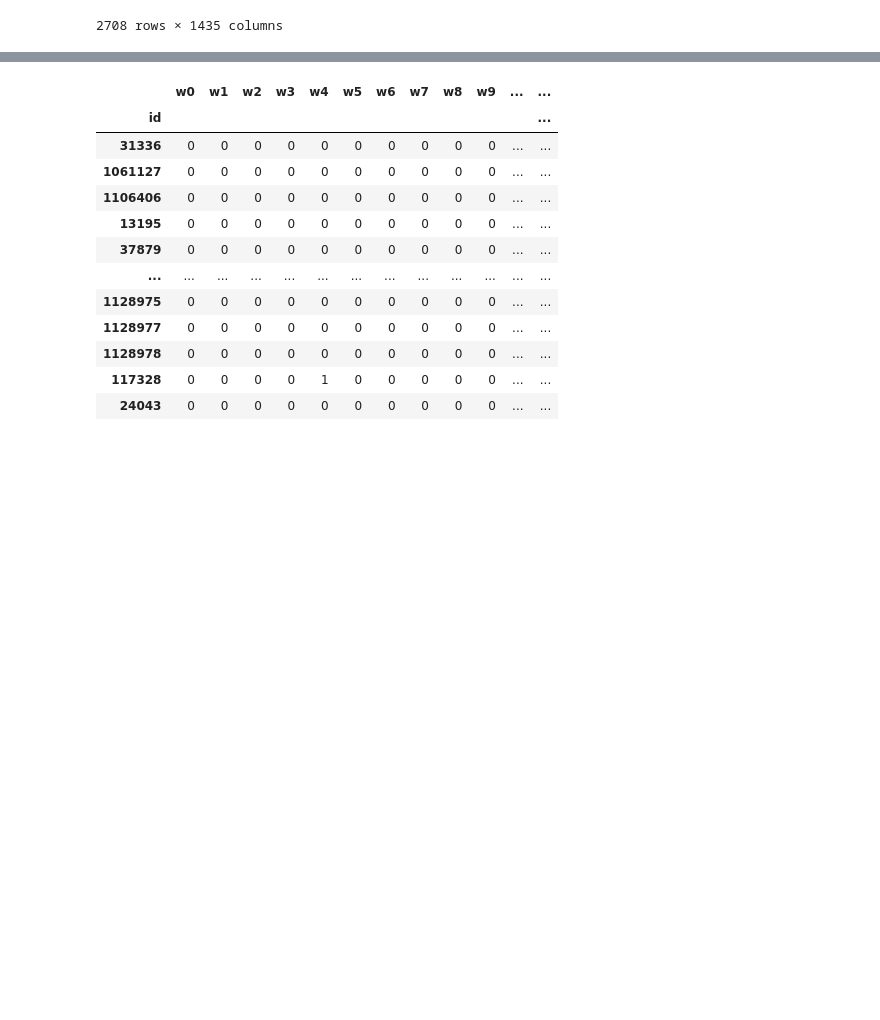
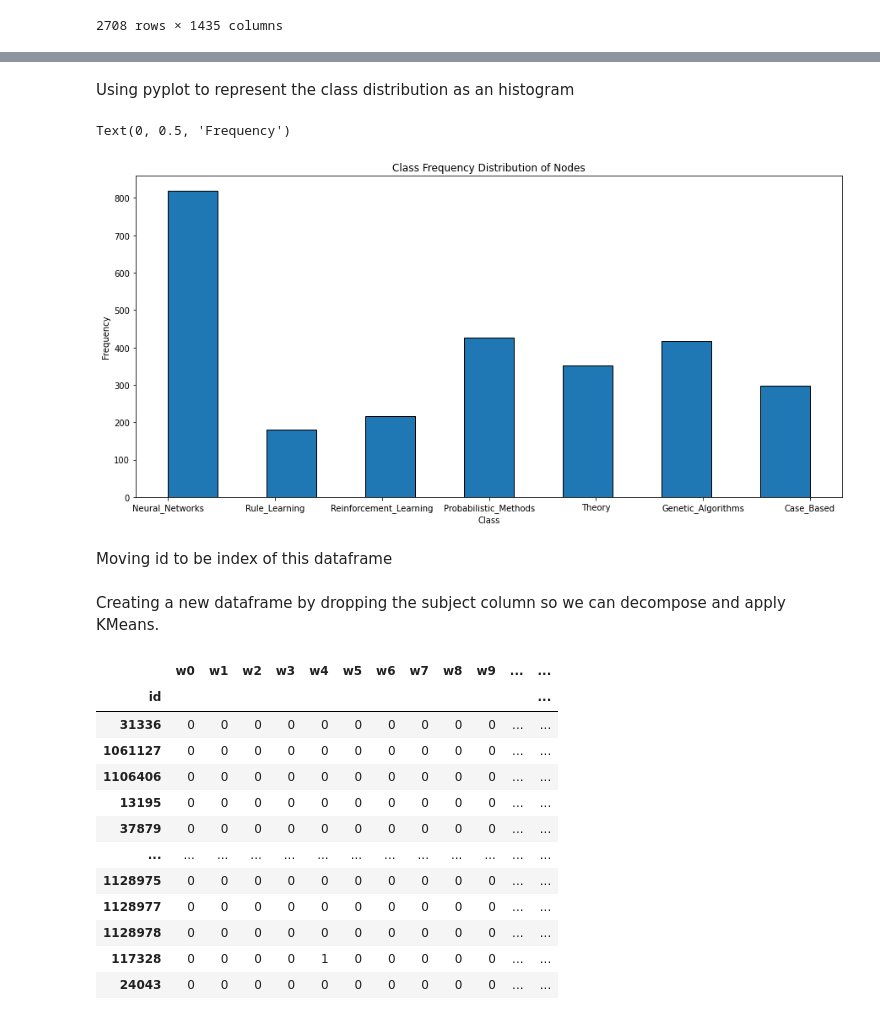
Before and after one commit to Koushikgoud/document_clustering, a Jupyter notebook: kmeans.ipynb, the cells around one changed output, grey strips where cells are left out. Cells and saved outputs as stored; diff of their text form; code cells hidden in the pictures; blank space fills up the shorter version.

```diff
--- a/kmeans.ipynb
+++ b/kmeans.ipynb
@@ -81,5 +106,21 @@ plt.scatter(cora_raw_content.id, cora_raw_content.subject)
+# %% [markdown]
+Using pyplot to represent the class distribution as an histogram
+# %%
+fig = plt.figure(figsize = (15,7))
+ax = fig.gca()
+plt.hist(cora_raw_content['subject'], edgecolor='black', bins='auto')
+plt.title("Class Frequency Distribution of Nodes")
+plt.xlabel("Class")
+plt.ylabel("Frequency")
+# %% [output]
+Text(0, 0.5, 'Frequency')
+[figure, added]
+# %% [markdown]
+Moving id to be index of this dataframe
 # %%
 cora_content_str_subject = cora_raw_content.set_index("id")
+# %% [markdown]
+Creating a new dataframe by dropping the subject column so we can decompose and apply KMeans.
 # %%
 cora_content_no_subject = cora_content_str_subject.drop(columns="subject")
 cora_content_no_subject
```
Also changed, not shown: parts of 60 cells of this notebook.
